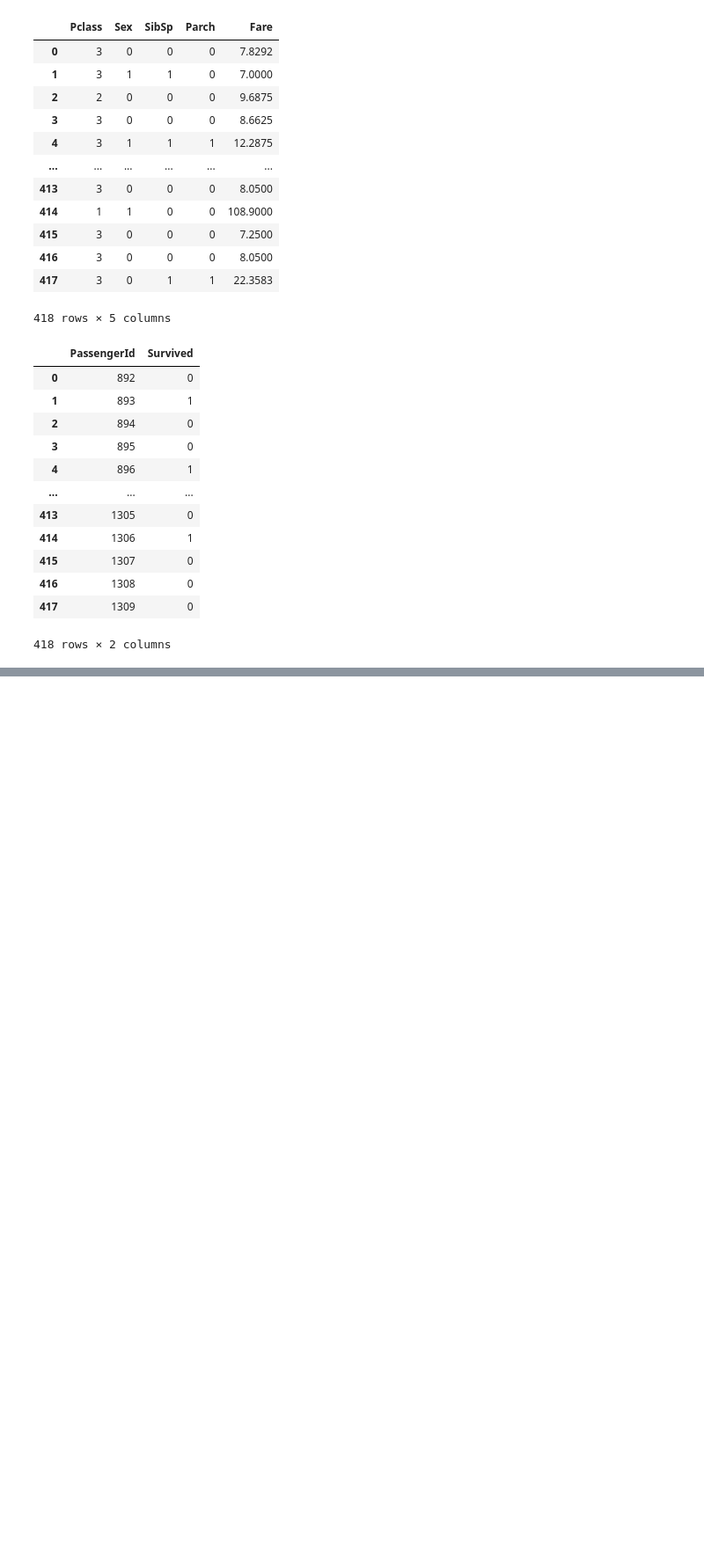
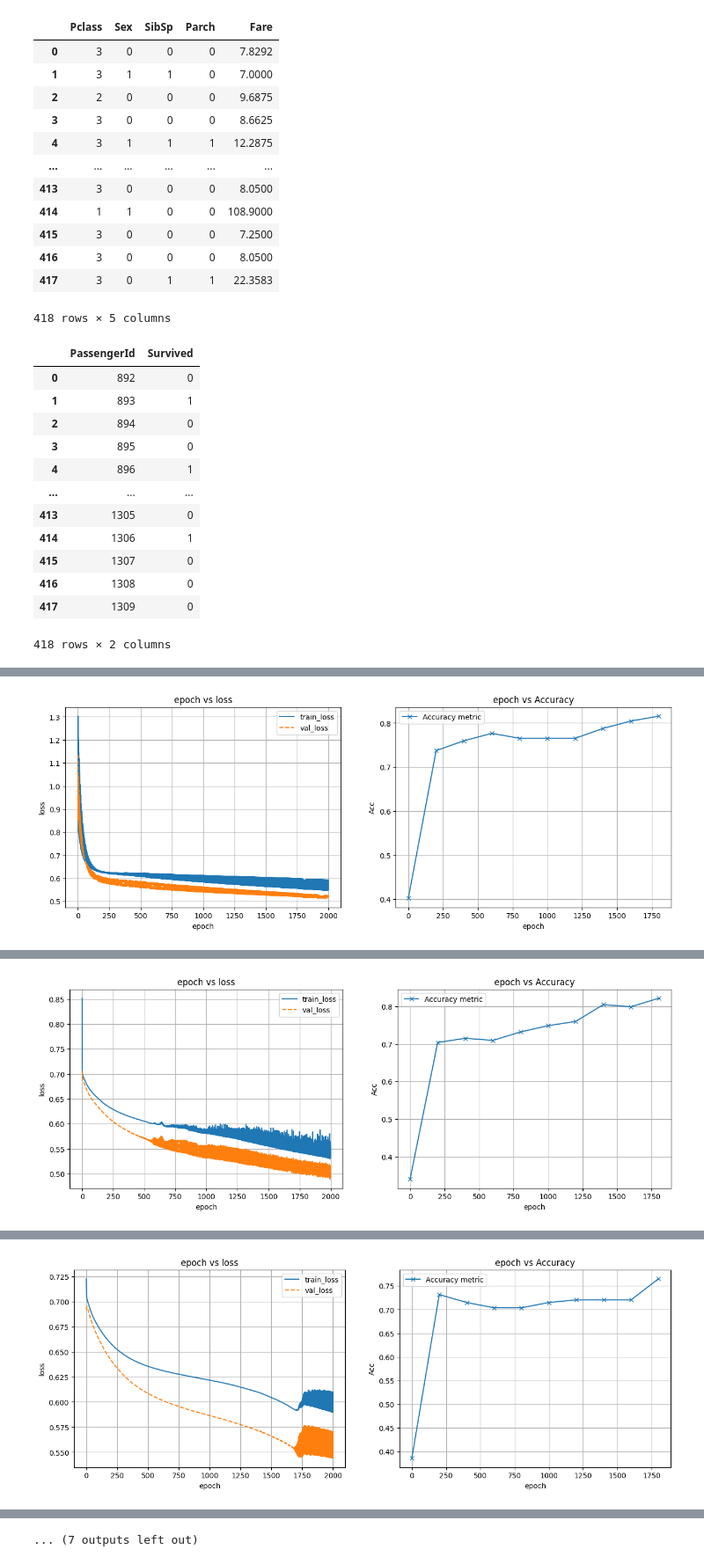
Before and after one commit to Geon-05/kaggle, a Jupyter notebook: titanic-tutorial.ipynb, the cells around one changed output, grey strips where cells are left out. Shown at 88% size. Saved outputs shown, nothing was run; the diff lists cells and outputs as text; code cells hidden in the pictures; blank space fills up the shorter version.

```diff
--- a/titanic-tutorial.ipynb
+++ b/titanic-tutorial.ipynb
@@ -591,0 +650,10 @@ output.to_csv('submission.csv', index=False)
+# %%
+list_hidden = [50, 100, 150]
+list_linear = [1, 2, 3]
+
+for var1 in list_hidden:
+    for var2 in list_linear:
+        print(f'hidden : {var1} // linear : {var2}')
+        train_test(var1,var2)
+        print('='*50)
+# %% [output]
@@ -591,0 +672 @@ output.to_csv('submission.csv', index=False)
+[figure, added]
@@ -591,0 +686 @@ output.to_csv('submission.csv', index=False)
+[figure, added]
@@ -591,0 +700 @@ output.to_csv('submission.csv', index=False)
+[figure, added]
@@ -591,0 +743 @@ output.to_csv('submission.csv', index=False)
+... (7 outputs left out)
```
Also changed, not shown: parts of 5 cells of this notebook.
